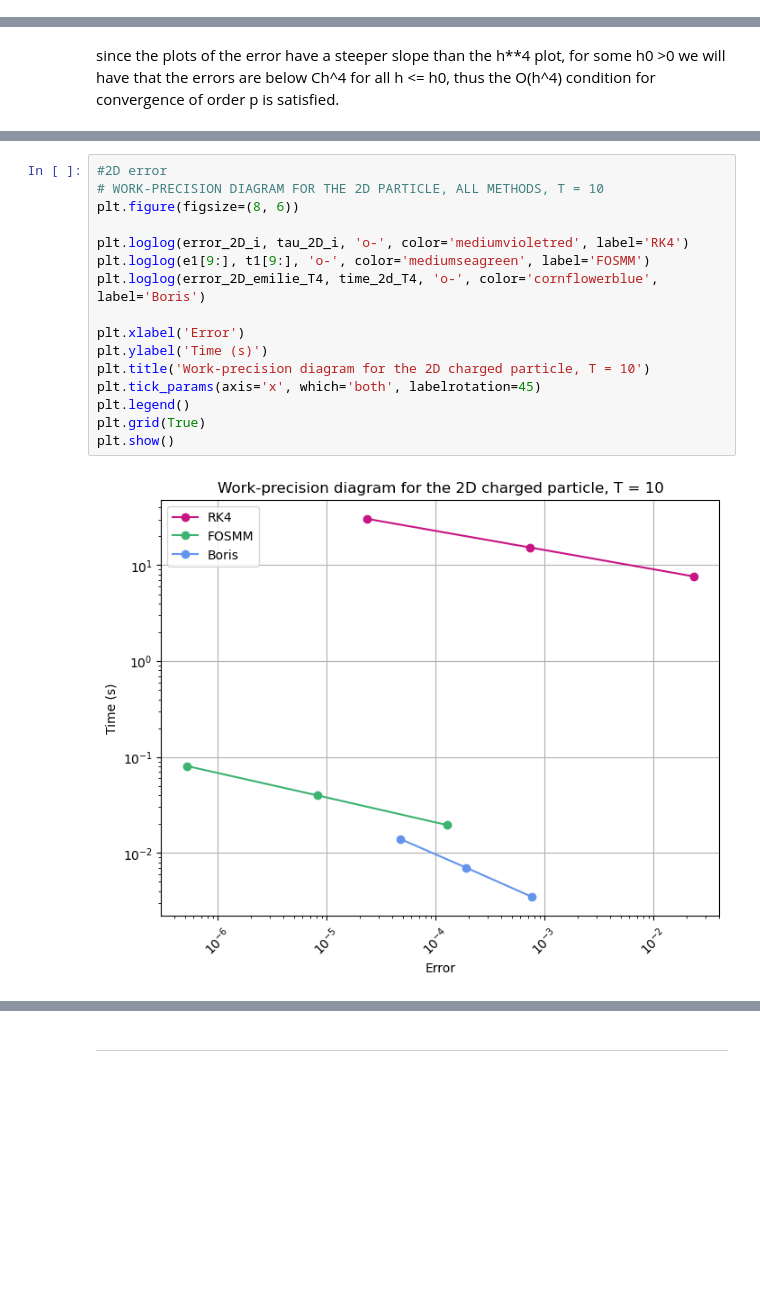
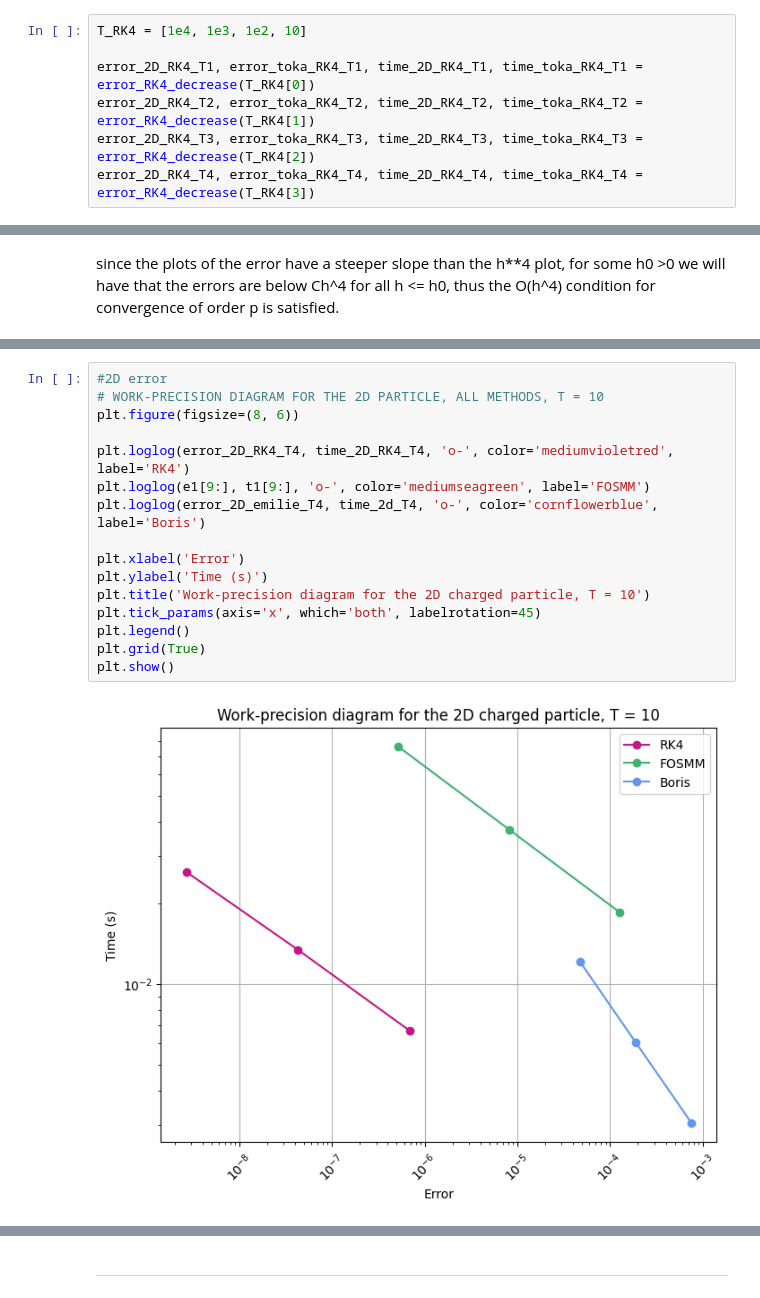
Before and after one commit to emilieklaussen/Nummat-prosjekt-2, a Jupyter notebook: prosjekt2_sortert.ipynb, the cells around one changed output, grey strips where cells are left out. Saved outputs shown, nothing was run; the diff lists cells and outputs as text; blank space fills up the shorter version.

Commit message:
rk4 now correct fro four diff times

```diff
--- a/prosjekt2_sortert.ipynb
+++ b/prosjekt2_sortert.ipynb
@@ -1011,3 +1084,10 @@ True The solver successfully reached the end of the integration interval.
+# %%
+T_RK4 = [1e4, 1e3, 1e2, 10]
+
+error_2D_RK4_T1, error_toka_RK4_T1, time_2D_RK4_T1, time_toka_RK4_T1 = error_RK4_decrease(T_RK4[0])
+error_2D_RK4_T2, error_toka_RK4_T2, time_2D_RK4_T2, time_toka_RK4_T2 = error_RK4_decrease(T_RK4[1])
+error_2D_RK4_T3, error_toka_RK4_T3, time_2D_RK4_T3, time_toka_RK4_T3 = error_RK4_decrease(T_RK4[2])
+error_2D_RK4_T4, error_toka_RK4_T4, time_2D_RK4_T4, time_toka_RK4_T4 = error_RK4_decrease(T_RK4[3])
 # %%
 #Comuting the error in the last step
 error_2D_i = []
@@ -1316,21 +1396,21 @@ plt.show()
 # %%
 #2D error
 # WORK-PRECISION DIAGRAM FOR THE 2D PARTICLE, ALL METHODS, T = 10
 plt.figure(figsize=(8, 6))
 
-plt.loglog(error_2D_i, tau_2D_i, 'o-', color='mediumvioletred', label='RK4')
+plt.loglog(error_2D_RK4_T4, time_2D_RK4_T4, 'o-', color='mediumvioletred', label='RK4')
 plt.loglog(e1[9:], t1[9:], 'o-', color='mediumseagreen', label='FOSMM')
 plt.loglog(error_2D_emilie_T4, time_2d_T4, 'o-', color='cornflowerblue', label='Boris')
 
 plt.xlabel('Error')
 plt.ylabel('Time (s)')
 plt.title('Work-precision diagram for the 2D charged particle, T = 10')
 plt.tick_params(axis='x', which='both', labelrotation=45)
 plt.legend()
 plt.grid(True)
 plt.show()
 # %% [output]
-[figure, old version]
+[figure, new version]
 # %%
 # WORK-PRECISION DIAGRAM FOR THE TOKAMAK FIELD, ALL METHODS, T = 10
 plt.figure(figsize=(8, 6))
```
Also changed, not shown: parts of 14 cells of this notebook.
